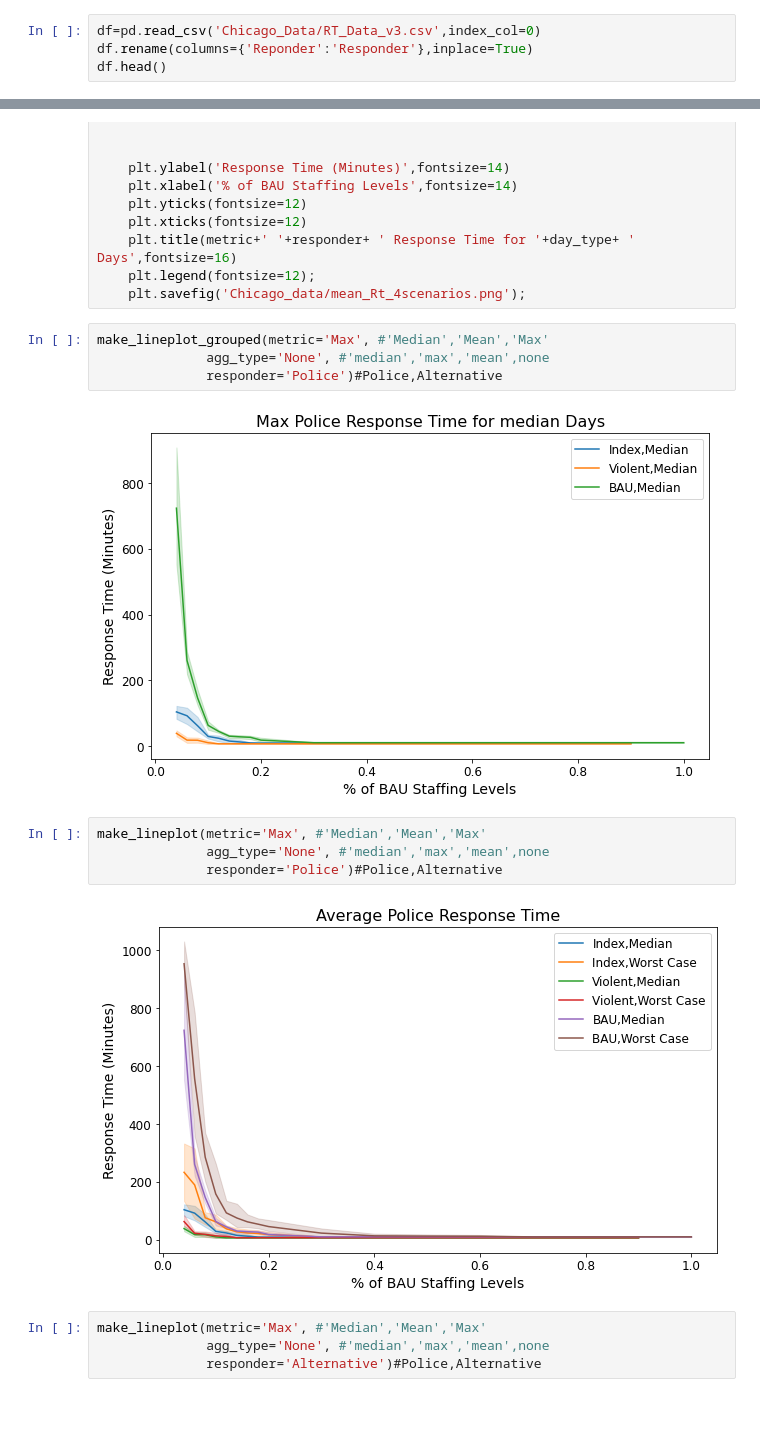
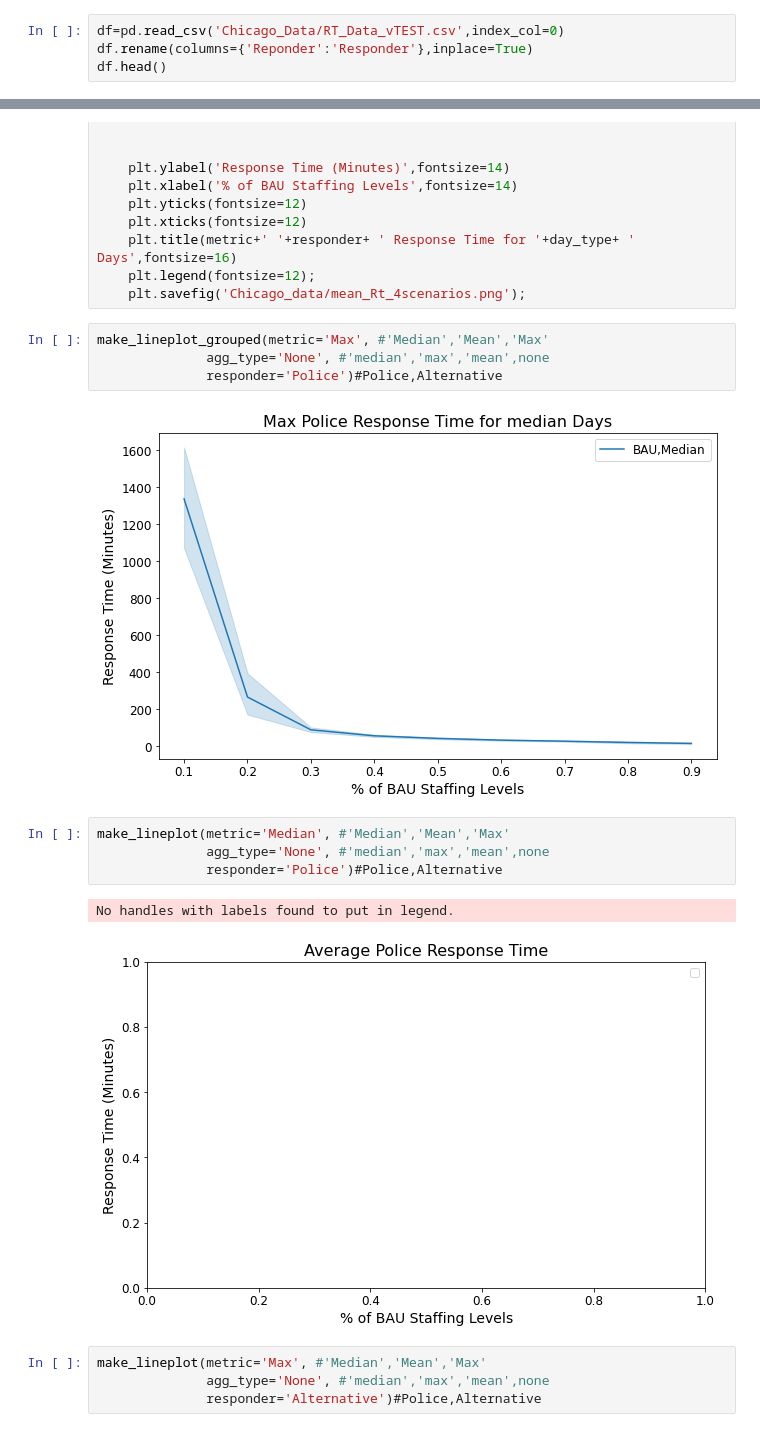
Before and after one commit to callieclark/response-time-project, a Jupyter notebook: Plot_Generator.ipynb, the cells around one changed output, grey strips where cells are left out. Saved outputs shown, nothing was run; the diff lists cells and outputs as text.

```diff
--- a/Plot_Generator.ipynb
+++ b/Plot_Generator.ipynb
@@ -7,7 +7,7 @@ import json
 import warnings
 warnings.filterwarnings("ignore")
 # %%
-df=pd.read_csv('Chicago_Data/RT_Data_v3.csv',index_col=0)
+df=pd.read_csv('Chicago_Data/RT_Data_vTEST.csv',index_col=0)
 df.rename(columns={'Reponder':'Responder'},inplace=True)
 df.head()
 # %% [output]
@@ -221,13 +221,14 @@ make_lineplot_grouped(metric='Max', #'Median','Mean','Max'
               agg_type='None', #'median','max','mean',none
               responder='Police')#Police,Alternative
 # %% [output]
-[figure, old version]
+[figure, new version]
 # %%
-make_lineplot(metric='Max', #'Median','Mean','Max'
+make_lineplot(metric='Median', #'Median','Mean','Max'
               agg_type='None', #'median','max','mean',none
               responder='Police')#Police,Alternative
 # %% [output]
+No handles with labels found to put in legend.
-[figure, old version]
+[figure, new version]
 # %%
 make_lineplot(metric='Max', #'Median','Mean','Max'
               agg_type='None', #'median','max','mean',none
```
Also changed, not shown: parts of 12 cells of this notebook, 1 other file.
